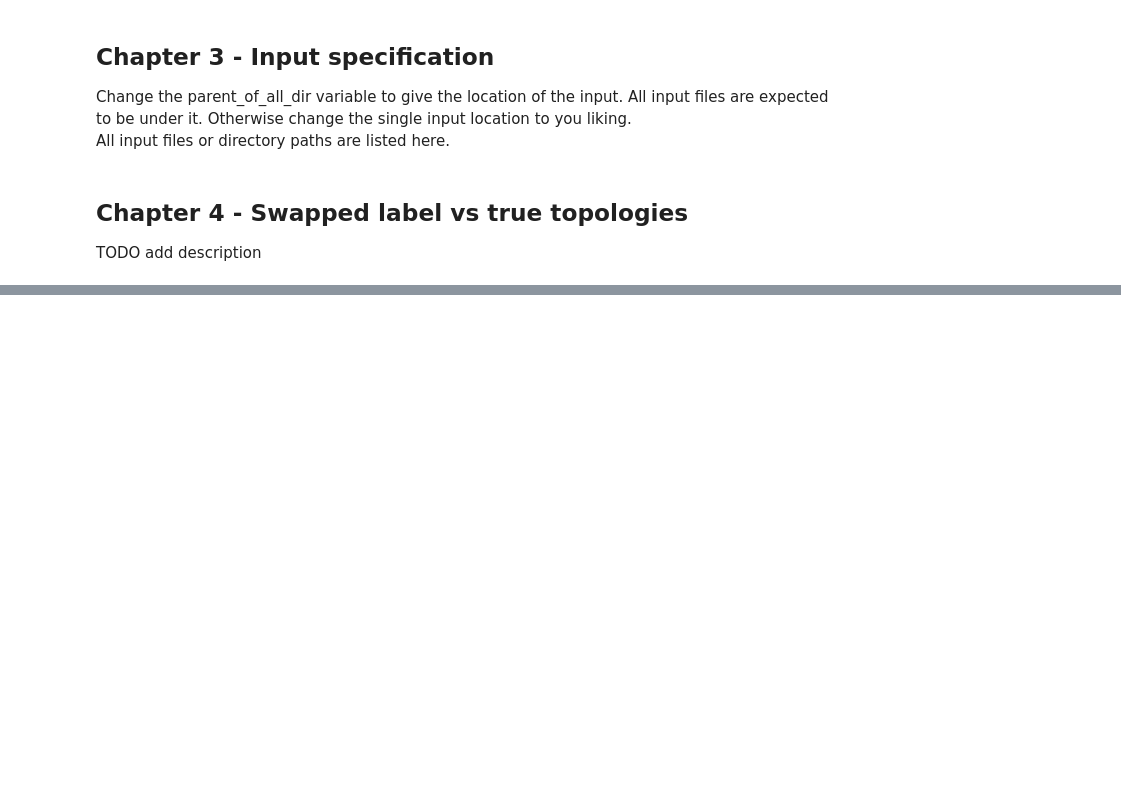
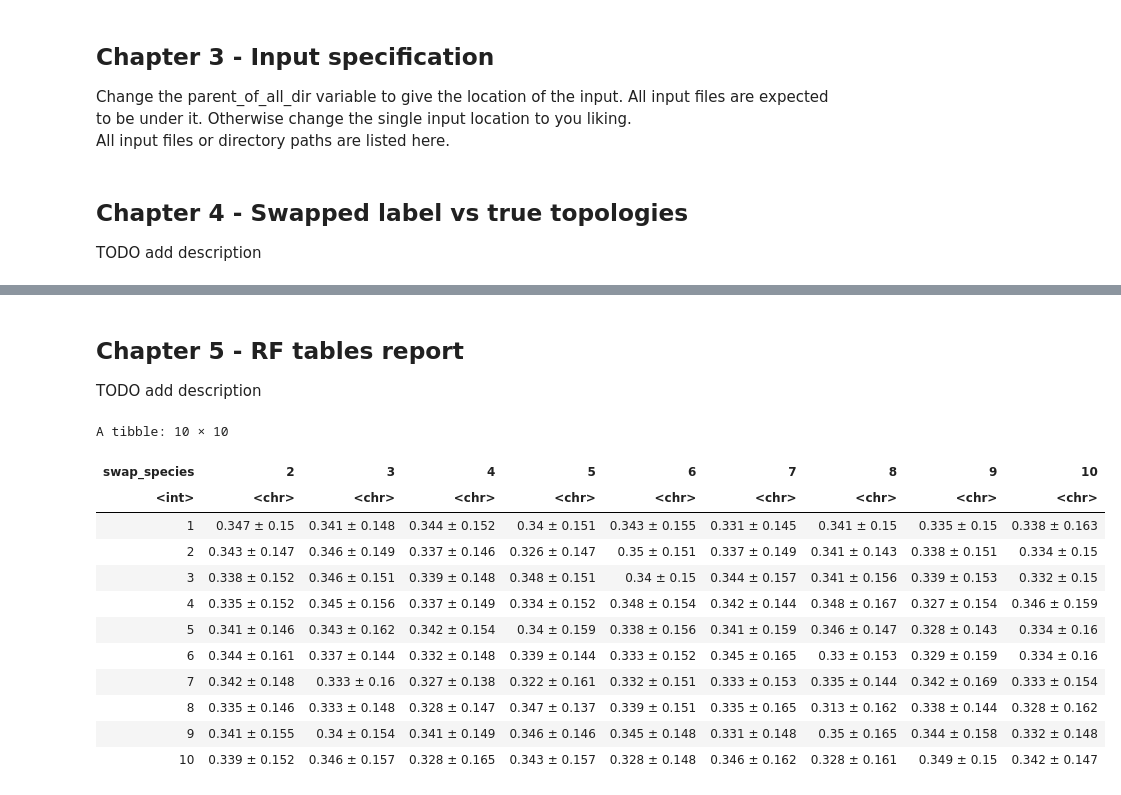
Before and after one commit to alessiovignoli/paralogs-nf, a Jupyter notebook: analysis/swapped_data.ipynb, the cells around one changed output, grey strips where cells are left out. Cells and saved outputs as stored; diff of their text form; code cells hidden in the pictures; blank space fills up the shorter version.

Commit message:
started computing tables of swapped data per group and per method

```diff
--- a/analysis/swapped_data.ipynb
+++ b/analysis/swapped_data.ipynb
@@ -102,7 +103,7 @@ if (!dir.exists("tables")) {
     dir.create("tables")
 }
 # %% [markdown]
-<a id="chapter-4-Swapped-label-vs-true-topologies)"></a>
+<a id="chapter-4-Swapped-label-vs-true-topologies"></a>
 
 ## Chapter 4 - Swapped label vs true topologies
 
@@ -262,3 +256,50 @@ for (run in run_dirs) {
 [1] "/users/cn/avignoli/1_paralogs/simulated_datasets/simulated_sequences/rerun_25_species_corrected_branches/swapped_data/group5_11th/avg_branchlen_0.7_protein_family_071.sub"
 [1] "/users/cn/avignoli/1_paralogs/simulated_datasets/simulated_sequences/rerun_25_species_corrected_branches/swapped_data/group5_11th/avg_branchlen_0.7_protein_family_081.sub"
 [1] "/users/cn/avignoli/1_paralogs/simulated_datasets/simulated_sequences/rerun_25_species_corrected_branches/swapped_data/group5_11th/avg_branchlen_0.7_protein_family_091.sub"
+# %% [markdown]
+<a id="chapter-5-RF-tables-report"></a>
+
+## Chapter 5 - RF tables report
+
+TODO add description
+# %%
+# group 1, ME + SM
+
+# read the table compiled in chapter 4. So this cell does not depend on that one to run, it just needs the table file.
+df_new = read.table("tables/RF_swapped_set_all_methods_vs_reference.tsv", header=T)
+
+# filter the above table to retain only rf values associated with trees coming from group 1 and method ME + SM
+df_group1_ME_SM = df_new  %>%
+  filter(group == "group1_23th", method == "SM_ME")
+
+# Group by the swap_species and swap_seq per swap combination and calculate mean rf_val and sd
+df_group1_ME_SM_processed = df_group1_ME_SM %>%
+    group_by(swap_species, swap_seq) %>%
+    summarise(
+        mean_rf = round(mean(rf_val), 3),
+        sd_rf = round(sd(rf_val), 3),
+        .groups = "drop"
+    ) %>%
+    # Combine mean and sd into one string
+    mutate(mean_sd = paste0(mean_rf, " ± ", sd_rf)) %>%
+    select(swap_species, swap_seq, mean_sd) %>%
+    # Create a wide format 10x10 matrix/table
+    pivot_wider(names_from = swap_seq, values_from = mean_sd, values_fill = NA) %>%
+    # Arrange rows in order
+    arrange(swap_species)
+
+df_group1_ME_SM_processed
+# %% [output]
+A tibble: 10 × 10
+| swap_species | 2 | 3 | 4 | 5 | 6 | 7 | 8 | 9 | 10 |
+| <int> | <chr> | <chr> | <chr> | <chr> | <chr> | <chr> | <chr> | <chr> | <chr> |
+| 1 | 0.347 ± 0.15 | 0.341 ± 0.148 | 0.344 ± 0.152 | 0.34 ± 0.151 | 0.343 ± 0.155 | 0.331 ± 0.145 | 0.341 ± 0.15 | 0.335 ± 0.15 | 0.338 ± 0.163 |
+| 2 | 0.343 ± 0.147 | 0.346 ± 0.149 | 0.337 ± 0.146 | 0.326 ± 0.147 | 0.35 ± 0.151 | 0.337 ± 0.149 | 0.341 ± 0.143 | 0.338 ± 0.151 | 0.334 ± 0.15 |
+| 3 | 0.338 ± 0.152 | 0.346 ± 0.151 | 0.339 ± 0.148 | 0.348 ± 0.151 | 0.34 ± 0.15 | 0.344 ± 0.157 | 0.341 ± 0.156 | 0.339 ± 0.153 | 0.332 ± 0.15 |
+| 4 | 0.335 ± 0.152 | 0.345 ± 0.156 | 0.337 ± 0.149 | 0.334 ± 0.152 | 0.348 ± 0.154 | 0.342 ± 0.144 | 0.348 ± 0.167 | 0.327 ± 0.154 | 0.346 ± 0.159 |
+| 5 | 0.341 ± 0.146 | 0.343 ± 0.162 | 0.342 ± 0.154 | 0.34 ± 0.159 | 0.338 ± 0.156 | 0.341 ± 0.159 | 0.346 ± 0.147 | 0.328 ± 0.143 | 0.334 ± 0.16 |
+| 6 | 0.344 ± 0.161 | 0.337 ± 0.144 | 0.332 ± 0.148 | 0.339 ± 0.144 | 0.333 ± 0.152 | 0.345 ± 0.165 | 0.33 ± 0.153 | 0.329 ± 0.159 | 0.334 ± 0.16 |
+| 7 | 0.342 ± 0.148 | 0.333 ± 0.16 | 0.327 ± 0.138 | 0.322 ± 0.161 | 0.332 ± 0.151 | 0.333 ± 0.153 | 0.335 ± 0.144 | 0.342 ± 0.169 | 0.333 ± 0.154 |
+| 8 | 0.335 ± 0.146 | 0.333 ± 0.148 | 0.328 ± 0.147 | 0.347 ± 0.137 | 0.339 ± 0.151 | 0.335 ± 0.165 | 0.313 ± 0.162 | 0.338 ± 0.144 | 0.328 ± 0.162 |
+| 9 | 0.341 ± 0.155 | 0.34 ± 0.154 | 0.341 ± 0.149 | 0.346 ± 0.146 | 0.345 ± 0.148 | 0.331 ± 0.148 | 0.35 ± 0.165 | 0.344 ± 0.158 | 0.332 ± 0.148 |
+| 10 | 0.339 ± 0.152 | 0.346 ± 0.157 | 0.328 ± 0.165 | 0.343 ± 0.157 | 0.328 ± 0.148 | 0.346 ± 0.162 | 0.328 ± 0.161 | 0.349 ± 0.15 | 0.342 ± 0.147 |
```
Also changed, not shown: parts of 7 cells of this notebook, 1 other file.
